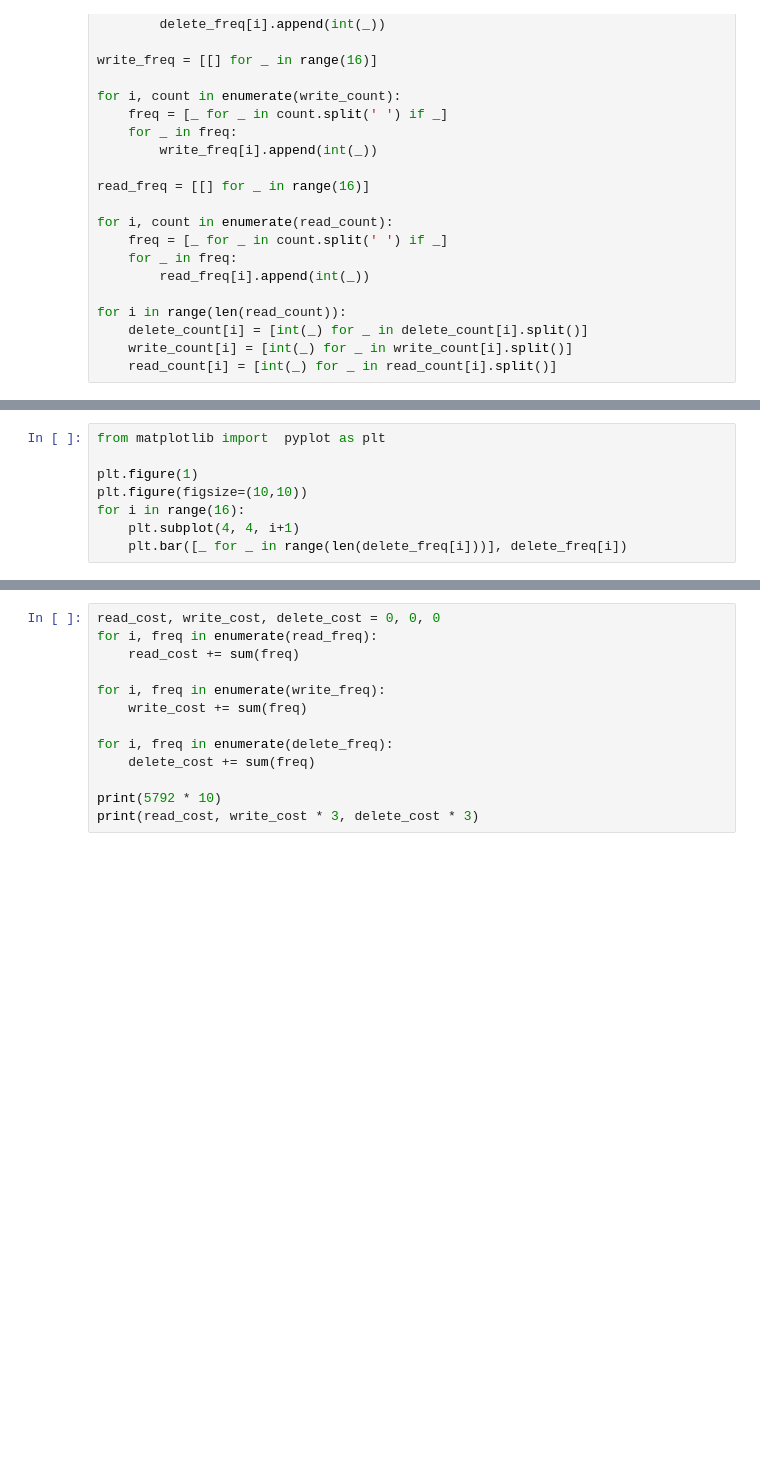
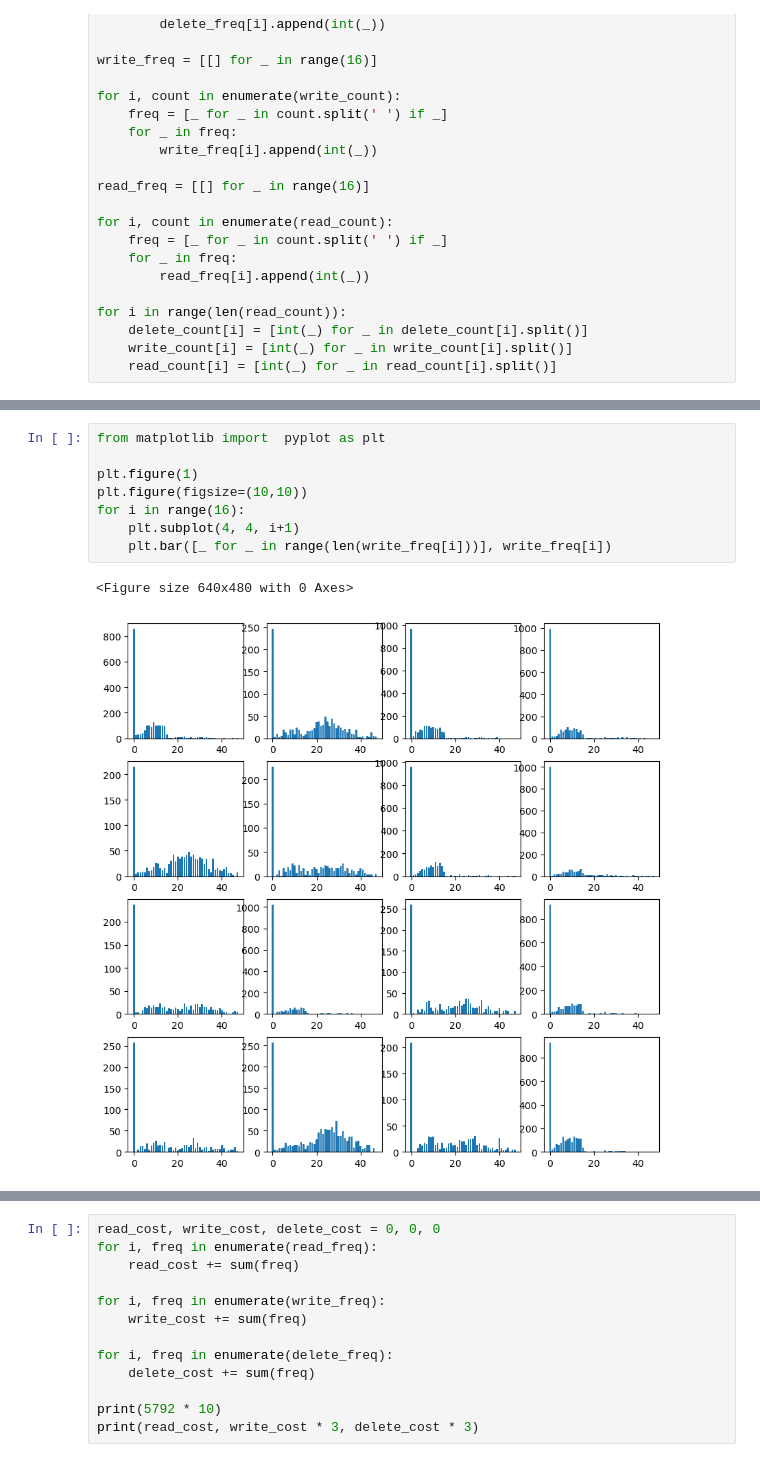
Before and after one commit to xl182/hw_code, a Jupyter notebook: main.ipynb, the cells around one changed output, grey strips where cells are left out. Saved outputs shown, nothing was run; the diff lists cells and outputs as text; blank space fills up the shorter version.

Commit message:
write finished init

```diff
--- a/main.ipynb
+++ b/main.ipynb
@@ -158,11 +162,14 @@ print(write_count_all)
 # %%
 from matplotlib import  pyplot as plt
 
 plt.figure(1)
 plt.figure(figsize=(10,10))
 for i in range(16):
     plt.subplot(4, 4, i+1)
-    plt.bar([_ for _ in range(len(delete_freq[i]))], delete_freq[i])
+    plt.bar([_ for _ in range(len(write_freq[i]))], write_freq[i])
+# %% [output]
+<Figure size 640x480 with 0 Axes>
+[figure, added]
 # %%
 perfect_freq = [0 for _ in range(16+1)]
 timestamp_cost = 0
```
Also changed, not shown: parts of 5 cells of this notebook, 10 other files.
